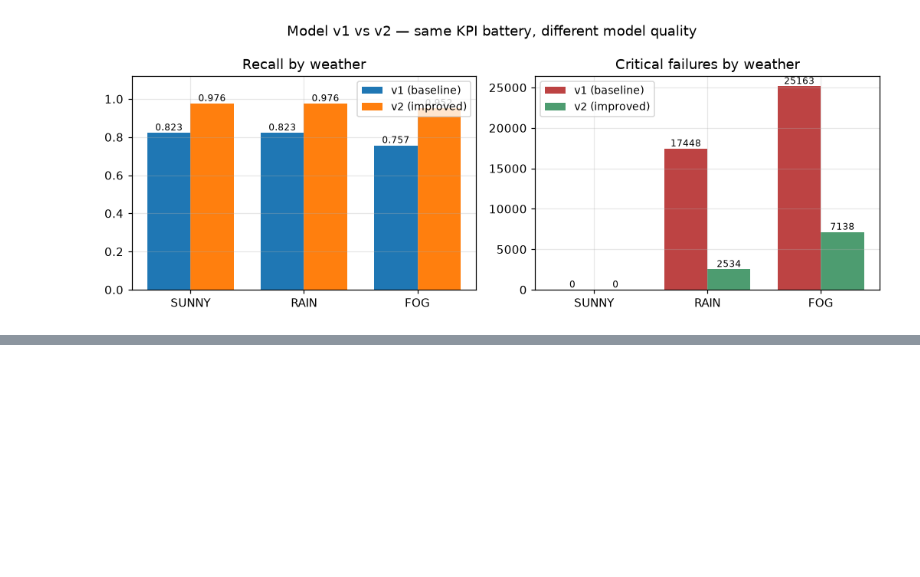
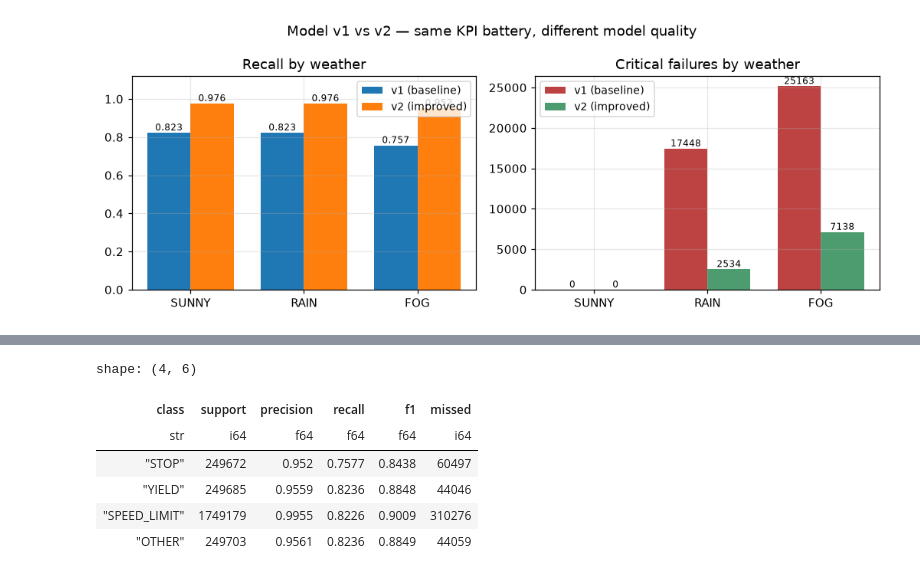
Before and after one commit to sepawid/av-portfolio, a Jupyter notebook: notebooks/exploration.ipynb, the cells around one changed output, grey strips where cells are left out. Saved outputs shown, nothing was run; the diff lists cells and outputs as text; code cells hidden in the pictures; blank space fills up the shorter version.

```diff
--- a/notebooks/exploration.ipynb
+++ b/notebooks/exploration.ipynb
@@ -406,0 +441,31 @@ plt.show()
+# %%
+per_class_rows = []
+for cls in (1, 2, 3, 4):
+    is_actual = pl.col("actual_class") == cls
+    is_predicted = pl.col("effective_class") == cls
+    tp_c, fp_c, fn_c, support = df_effective.select(
+        (is_actual & is_predicted).sum().alias("tp"),
+        (~is_actual & is_predicted).sum().alias("fp"),
+        (is_actual & ~is_predicted).sum().alias("fn"),
+        is_actual.sum().alias("support"),
+    ).row(0)
+    per_class_rows.append(
+        {
+            "class": CLASS_NAMES[cls],
+            "support": support,
+            "precision": round(tp_c / (tp_c + fp_c), 4),
+            "recall": round(tp_c / (tp_c + fn_c), 4),
+            "f1": round(2 * tp_c / (2 * tp_c + fp_c + fn_c), 4),
+            "missed": fn_c,
+        }
+    )
+per_class = pl.DataFrame(per_class_rows)
+per_class
+# %% [output]
+shape: (4, 6)
+| class | support | precision | recall | f1 | missed |
+| str | i64 | f64 | f64 | f64 | i64 |
+| "STOP" | 249672 | 0.952 | 0.7577 | 0.8438 | 60497 |
+| "YIELD" | 249685 | 0.9559 | 0.8236 | 0.8848 | 44046 |
+| "SPEED_LIMIT" | 1749179 | 0.9955 | 0.8226 | 0.9009 | 310276 |
+| "OTHER" | 249703 | 0.9561 | 0.8236 | 0.8849 | 44059 |
```
Also changed, not shown: parts of 5 cells of this notebook, 1 other file.
